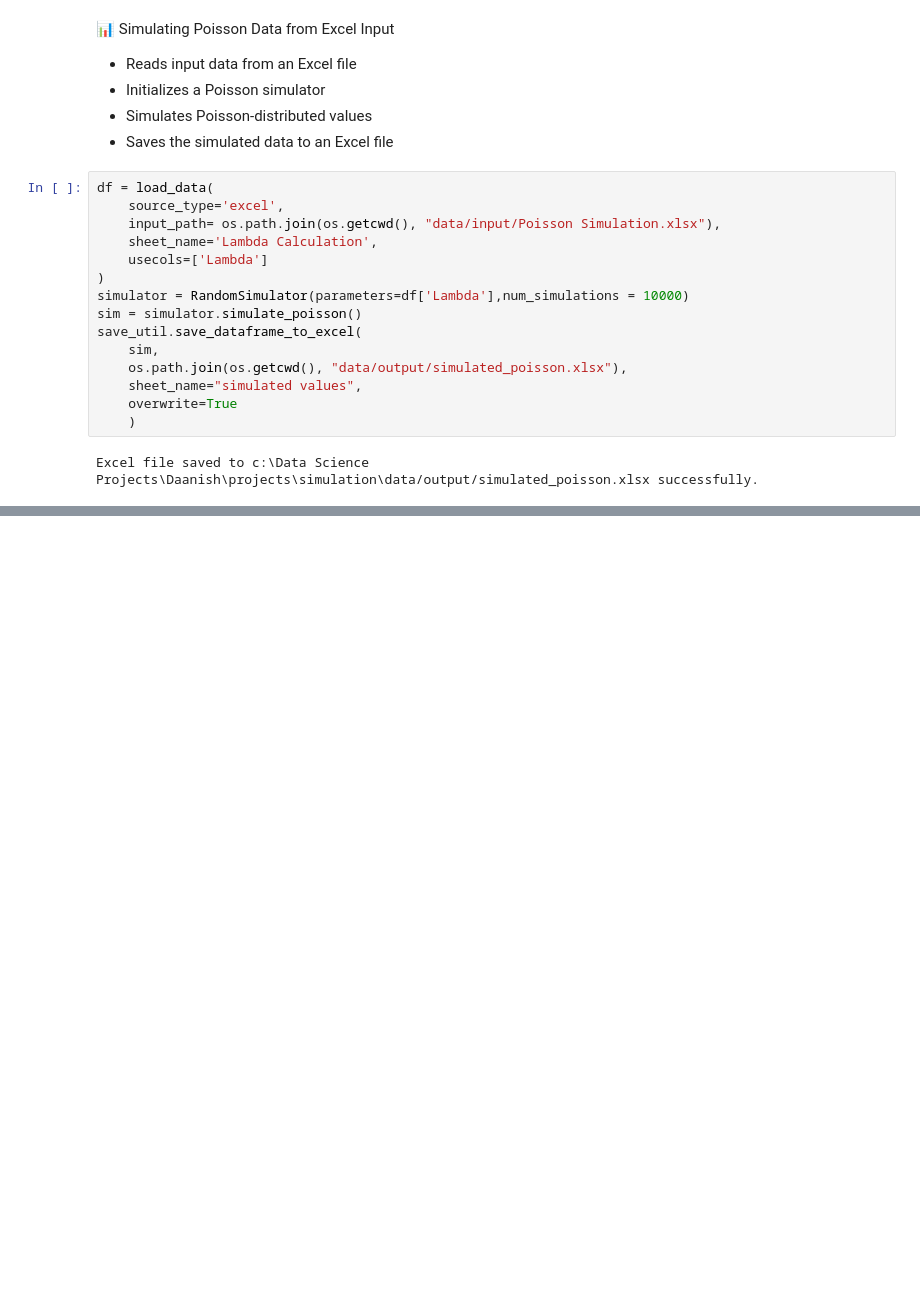
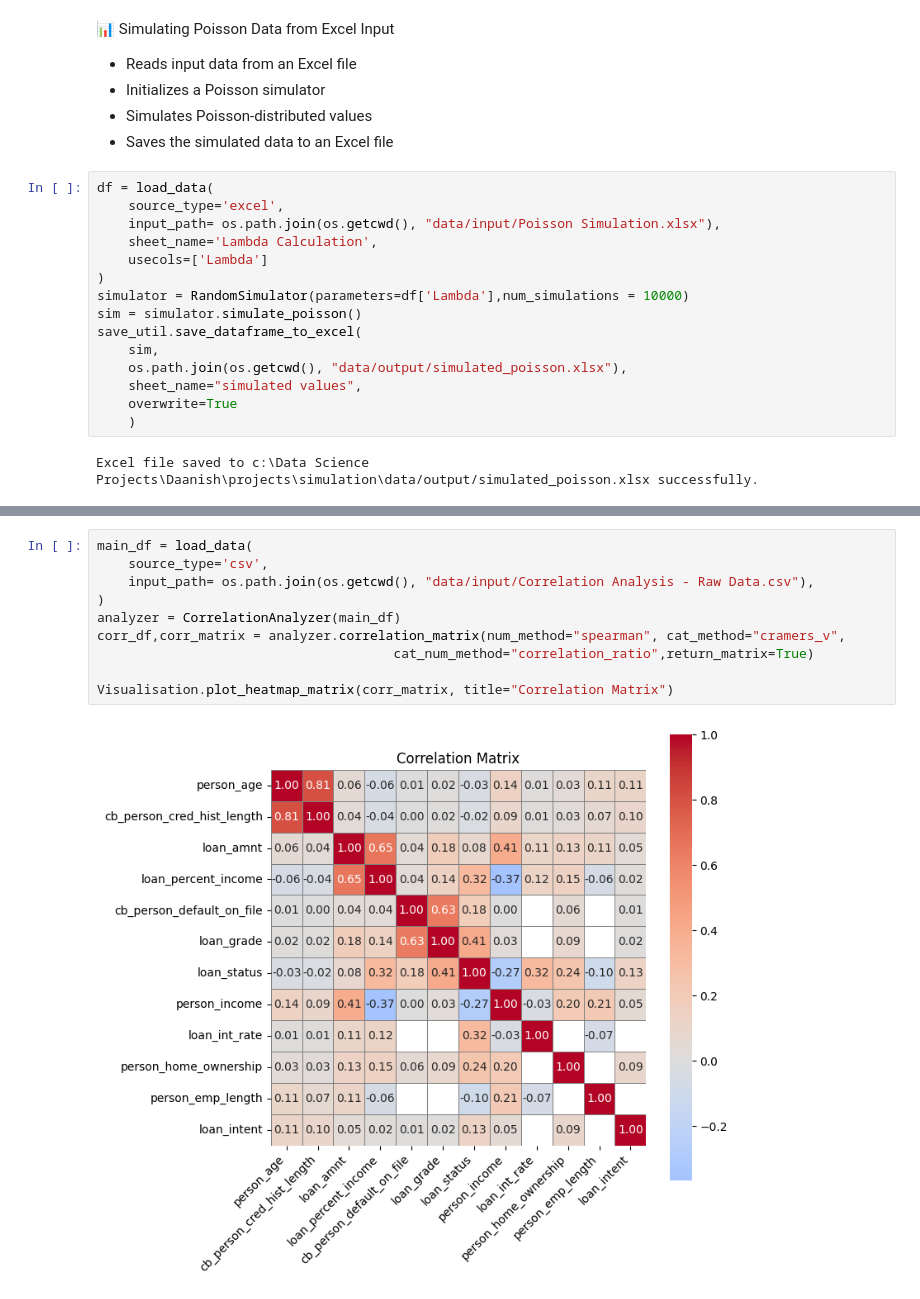
Before and after one commit to soleimanihamed/Daanish, a Jupyter notebook: projects/simulation/main.ipynb, the cells around one changed output, grey strips where cells are left out. Saved outputs shown, nothing was run; the diff lists cells and outputs as text; blank space fills up the shorter version.

Commit message:
simulation project: correlation and choelesky added

```diff
--- a/projects/simulation/main.ipynb
+++ b/projects/simulation/main.ipynb
@@ -44,0 +67,12 @@ Excel file saved to c:\Data Science Projects\Daanish\projects\simulation\data/ou
+# %%
+main_df = load_data(
+    source_type='csv',
+    input_path= os.path.join(os.getcwd(), "data/input/Correlation Analysis - Raw Data.csv"),
+)
+analyzer = CorrelationAnalyzer(main_df)
+corr_df,corr_matrix = analyzer.correlation_matrix(num_method="spearman", cat_method="cramers_v",
+                                      cat_num_method="correlation_ratio",return_matrix=True)
+
+Visualisation.plot_heatmap_matrix(corr_matrix, title="Correlation Matrix")
+# %% [output]
+[figure, added]
```
Also changed, not shown: parts of 4 cells of this notebook, 3 other files.
